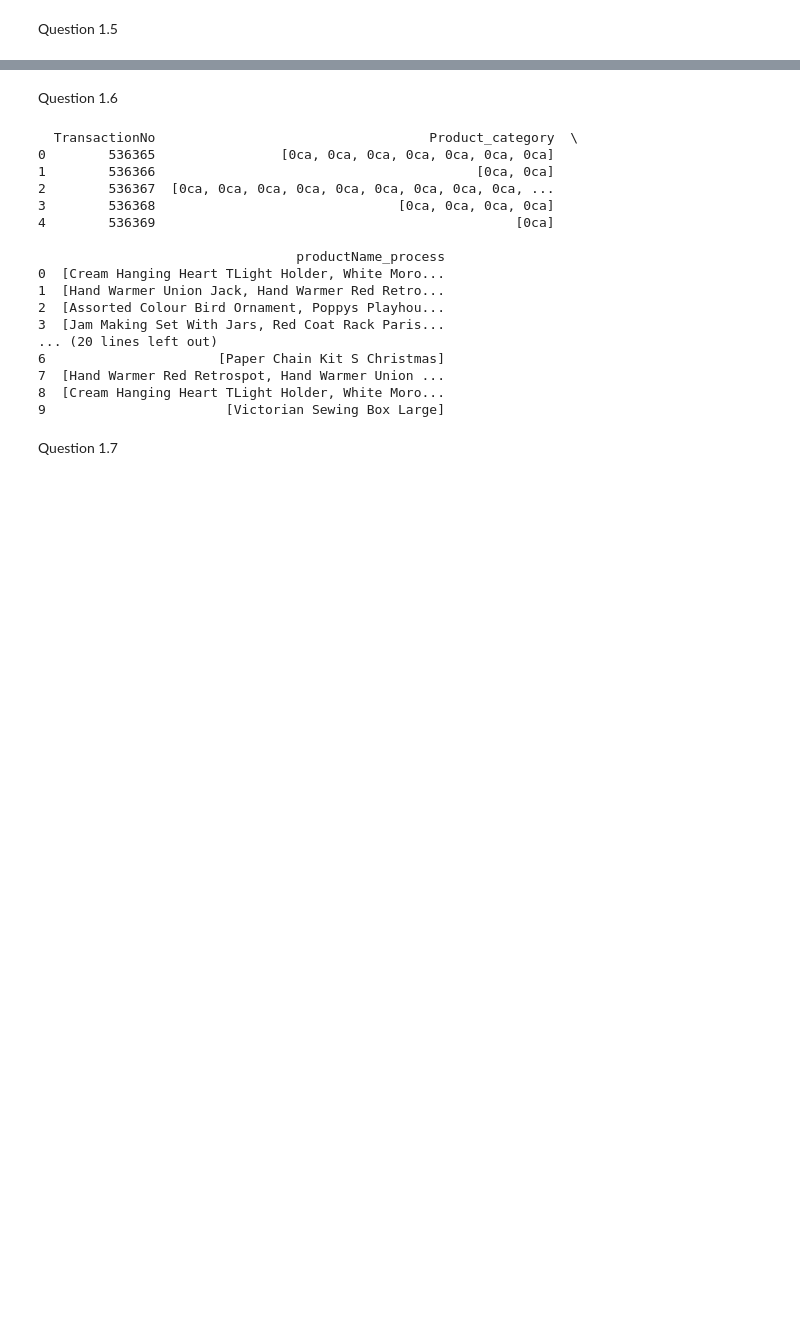
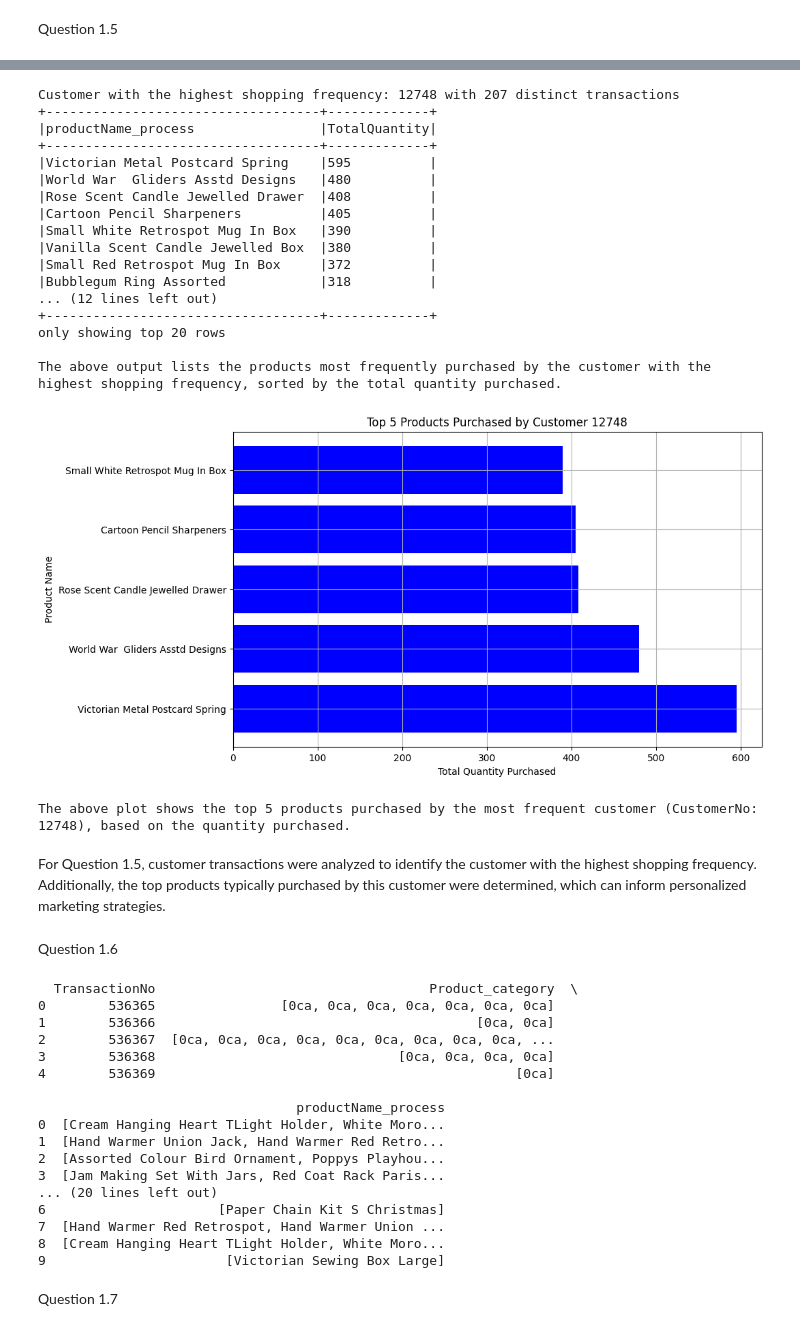
Before and after one commit to av72245/Modern-Data-Science, a Jupyter notebook: Assessment_2.ipynb, the cells around one changed output, grey strips where cells are left out. Drawn from its saved outputs; the diff is of its cells as text; code cells hidden in the pictures; blank space fills up the shorter version.

```diff
--- a/Assessment_2.ipynb
+++ b/Assessment_2.ipynb
@@ -191,3 +279,71 @@ only showing top 5 rows
+# %%
+from pyspark.sql.functions import countDistinct
+
+# Task 1.5.1: Determine the shopping frequency of customers (filter out non-shopping transactions)
+# Filter out transactions where Quantity <= 0
+valid_transactions = transaction.filter(transaction["Quantity"] > 0)
+
+# Calculate the distinct count of transactionNo for each customer
+shopping_frequency = valid_transactions.groupBy("CustomerNo").agg(countDistinct("TransactionNo").alias("ShoppingFrequency"))
+
+# Identify the customer who shops most frequently
+most_frequent_customer = shopping_frequency.orderBy("ShoppingFrequency", ascending=False).first()
+
+# Display the customer who shops most frequently and their shopping frequency
+print(f"Customer with the highest shopping frequency: {most_frequent_customer['CustomerNo']} with {most_frequent_customer['ShoppingFrequency']} distinct transactions")
+
+# Task 1.5.2: Find out what products this customer typically buys based on the Quantity
+# Filter transactions for the most frequent customer
+customer_transactions = valid_transactions.filter(valid_transactions["CustomerNo"] == most_frequent_customer["CustomerNo"])
+
+# Aggregate the total Quantity of each product purchased by this customer
+customer_product_quantities = customer_transactions.groupBy("productName_process").agg(_sum("Quantity").alias("TotalQuantity"))
+
+# Identify the products this customer typically buys (sorted by Quantity)
+top_products = customer_product_quantities.orderBy("TotalQuantity", ascending=False)
+
+# Display the top products that the most frequent customer typically buys
+top_products.show(truncate=False)
+
+# Output explanation
+print("The above output lists the products most frequently purchased by the customer with the highest shopping frequency, sorted by the total quantity purchased.\n")
+
+# Optional: Plotting the top products by quantity purchased by the most frequent customer
+top_products_pd = top_products.toPandas()
+
+# Plot the top 5 products by quantity purchased
+plt.figure(figsize=(10, 6))
+plt.barh(top_products_pd['productName_process'].head(5), top_products_pd['TotalQuantity'].head(5), color='blue')
+plt.title(f"Top 5 Products Purchased by Customer {most_frequent_customer['CustomerNo']}")
+plt.xlabel('Total Quantity Purchased')
+plt.ylabel('Product Name')
+plt.grid(True)
+plt.show()
+
+# Output explanation
+print(f"The above plot shows the top 5 products purchased by the most frequent customer (CustomerNo: {most_frequent_customer['CustomerNo']}), based on the quantity purchased.")
+# %% [output]
+Customer with the highest shopping frequency: 12748 with 207 distinct transactions
++-----------------------------------+-------------+
+|productName_process                |TotalQuantity|
++-----------------------------------+-------------+
+|Victorian Metal Postcard Spring    |595          |
+|World War  Gliders Asstd Designs   |480          |
+|Rose Scent Candle Jewelled Drawer  |408          |
+|Cartoon Pencil Sharpeners          |405          |
+|Small White Retrospot Mug In Box   |390          |
+|Vanilla Scent Candle Jewelled Box  |380          |
+|Small Red Retrospot Mug In Box     |372          |
+|Bubblegum Ring Assorted            |318          |
+... (12 lines left out)
++-----------------------------------+-------------+
+only showing top 20 rows
+
+The above output lists the products most frequently purchased by the customer with the highest shopping frequency, sorted by the total quantity purchased.
+[figure, added]
+The above plot shows the top 5 products purchased by the most frequent customer (CustomerNo: 12748), based on the quantity purchased.
+# %% [markdown]
+For Question 1.5, customer transactions were analyzed to identify the customer with the highest shopping frequency. Additionally, the top products typically purchased by this customer were determined, which can inform personalized marketing strategies.
 # %% [markdown]
 Question 1.6
 # %%
```
Also changed, not shown: parts of 16 cells of this notebook.
